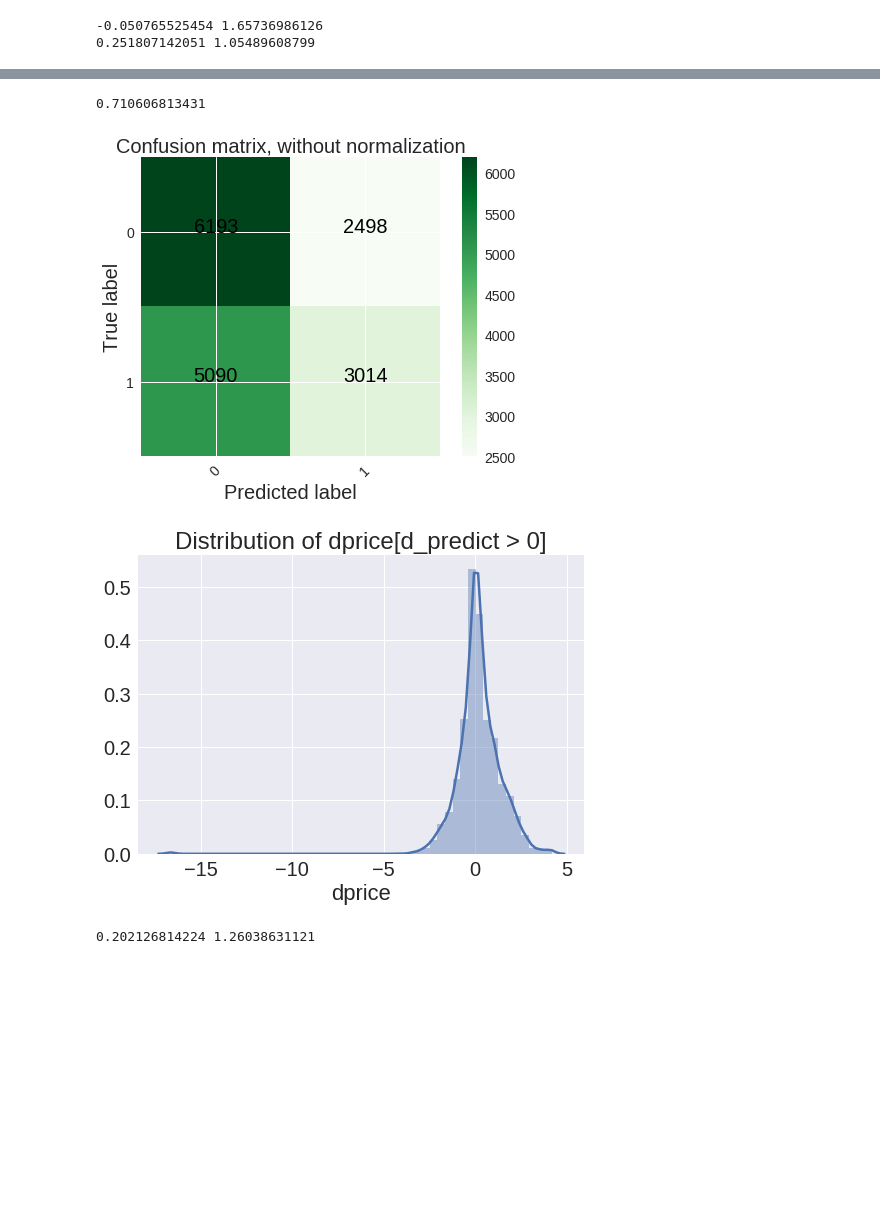
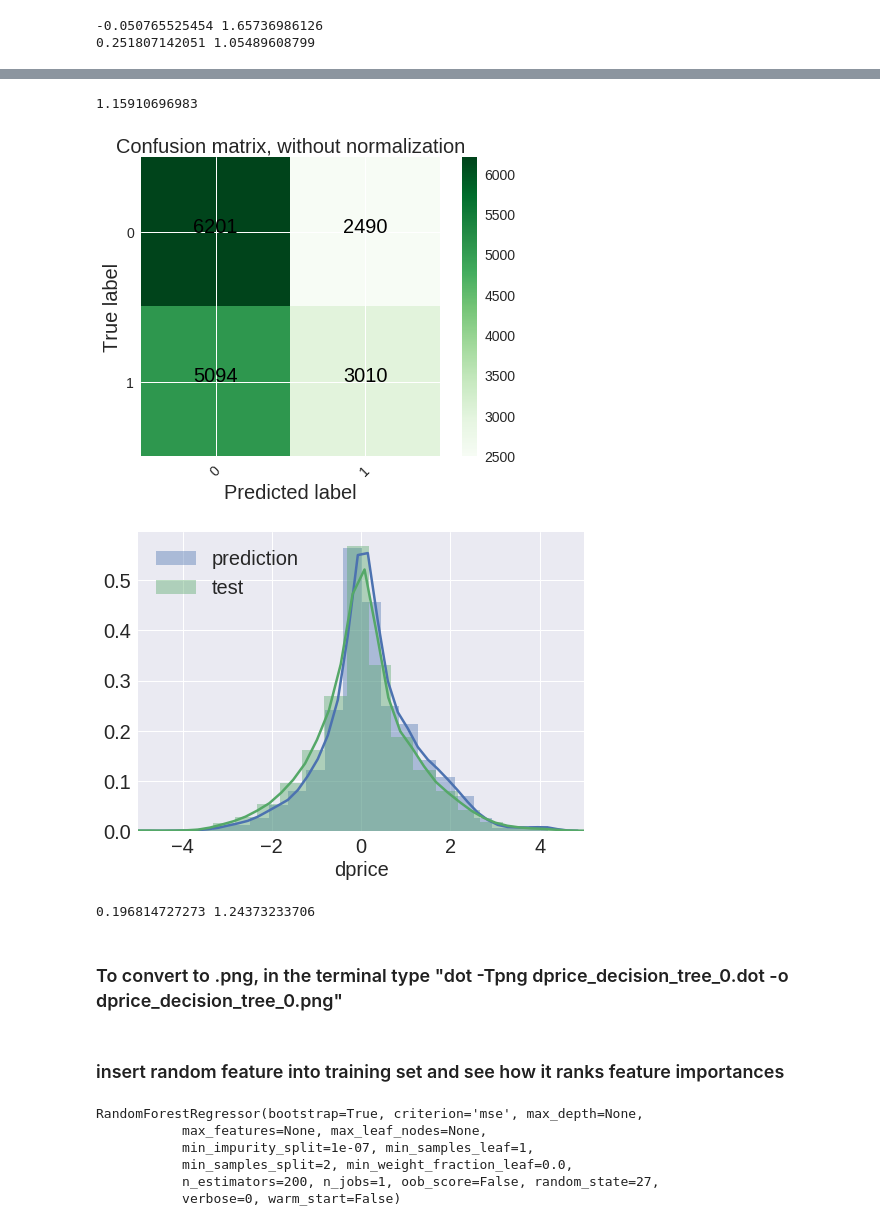
Before and after one commit to hubenjm/bondproject, a Jupyter notebook: fixed_tradetype_price_change_prediction.ipynb, the cells around one changed output, grey strips where cells are left out. Saved outputs shown, nothing was run; the diff lists cells and outputs as text; code cells hidden in the pictures; blank space fills up the shorter version.

```diff
--- a/fixed_tradetype_price_change_prediction.ipynb
+++ b/fixed_tradetype_price_change_prediction.ipynb
@@ -325,10 +270,10 @@ array([ 0.40407752,  0.12045415,  0.10076672,  0.0861519 ,  0.04279848,
 # %%
-clf_dec = DecisionTreeRegressor()
+clf_dec = DecisionTreeRegressor(max_features = None, random_state = 29)
 t0 = time.time()
 clf_dec.fit(s_train, dp_train)
 print time.time() - t0
 # %% [output]
-0.710606813431
+1.15910696983
 # %%
 dp_predict_dec = clf_dec.predict(s_test)
 # %%
@@ -336,16 +281,20 @@ cnf_matrix = confusion_matrix((dp_test>0).astype(np.int), (dp_predict_dec>0).ast
 fig = visualize.plot_confusion_matrix(cnf_matrix, classes=[0, 1], fontsize = 20, normalize = False, title='Confusion matrix, without normalization', cmap = plt.cm.Greens)
 plt.show()
 # %% [output]
-[figure, old version]
+[figure, new version]
 # %%
 dp_predict_dec_winner_density = dp_test[dp_predict_dec > 0]
-ax = sns.distplot(dp_predict_dec_winner_density)
-#ax.set_xlabel('dprice', fontsize = 20)
-ax.set_title('Distribution of dprice[d_predict > 0]')
+ax = sns.distplot(dp_predict_dec_winner_density, label='prediction')
+ax.set_xlabel('price change', fontsize = 20)
+ax2 = sns.distplot(dp_test, label='test')
+ax.set(xlim = (-5,5))
+ax2.set(xlim = (-5,5))
+plt.legend(loc='upper left')
+#ax.set_title('Distribution of dprice[d_predict > 0]')
 sns.set_context("notebook", font_scale=2, rc={"lines.linewidth": 2.5})
 plt.show()
 print dp_predict_dec_winner_density.mean(), dp_predict_dec_winner_density.std()
 # %% [output]
-[figure, old version]
+[figure, new version]
-0.202126814224 1.26038631121
+0.196814727273 1.24373233706
 # %%
@@ -352,0 +302,4 @@ tree.export_graphviz(clf_dec, 'dprice_decision_tree.dot', max_depth = 5, filled
+# %% [markdown]
+### To convert to .png, in the terminal type "dot -Tpng dprice_decision_tree_0.dot -o dprice_decision_tree_0.png"
+# %% [markdown]
+### insert random feature into training set and see how it ranks feature importances
@@ -352,0 +311,9 @@ tree.export_graphviz(clf_dec, 'dprice_decision_tree.dot', max_depth = 5, filled
+# %%
+clf_ran.fit(s_train_aug.values, dp_train.values)
+# %% [output]
+RandomForestRegressor(bootstrap=True, criterion='mse', max_depth=None,
+           max_features=None, max_leaf_nodes=None,
+           min_impurity_split=1e-07, min_samples_leaf=1,
+           min_samples_split=2, min_weight_fraction_leaf=0.0,
+           n_estimators=200, n_jobs=1, oob_score=False, random_state=27,
+           verbose=0, warm_start=False)
```
Also changed, not shown: parts of 31 cells of this notebook, 17 other files.
